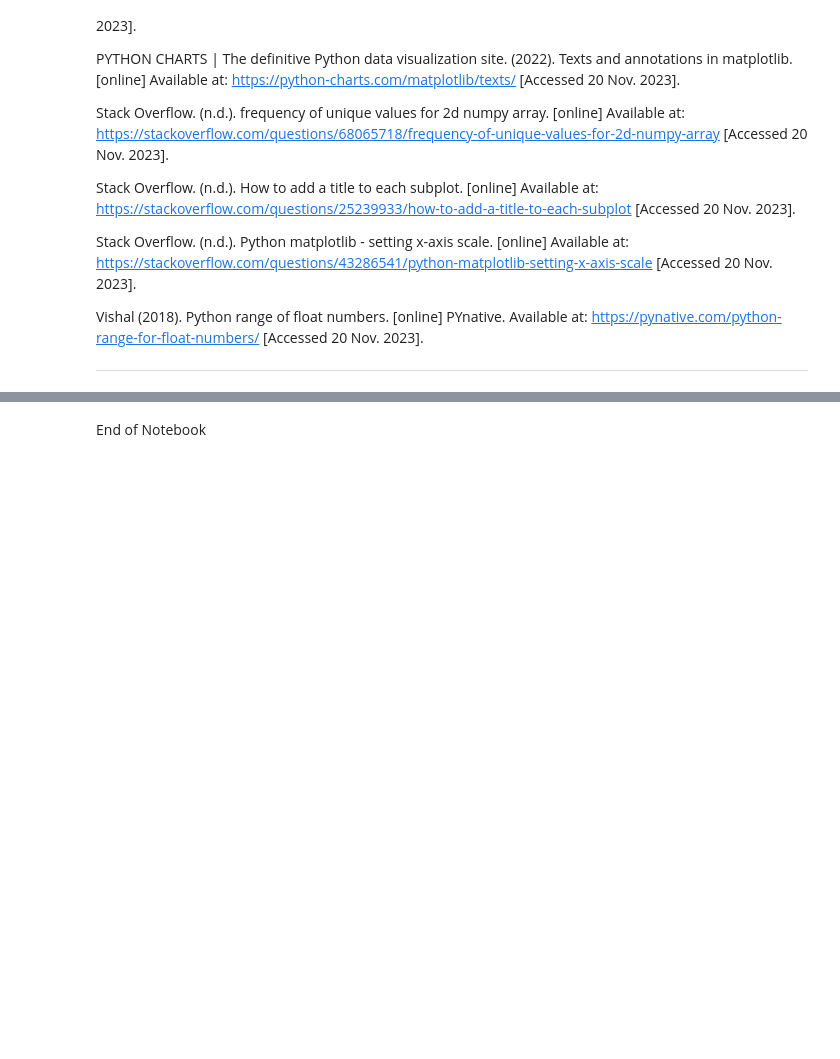
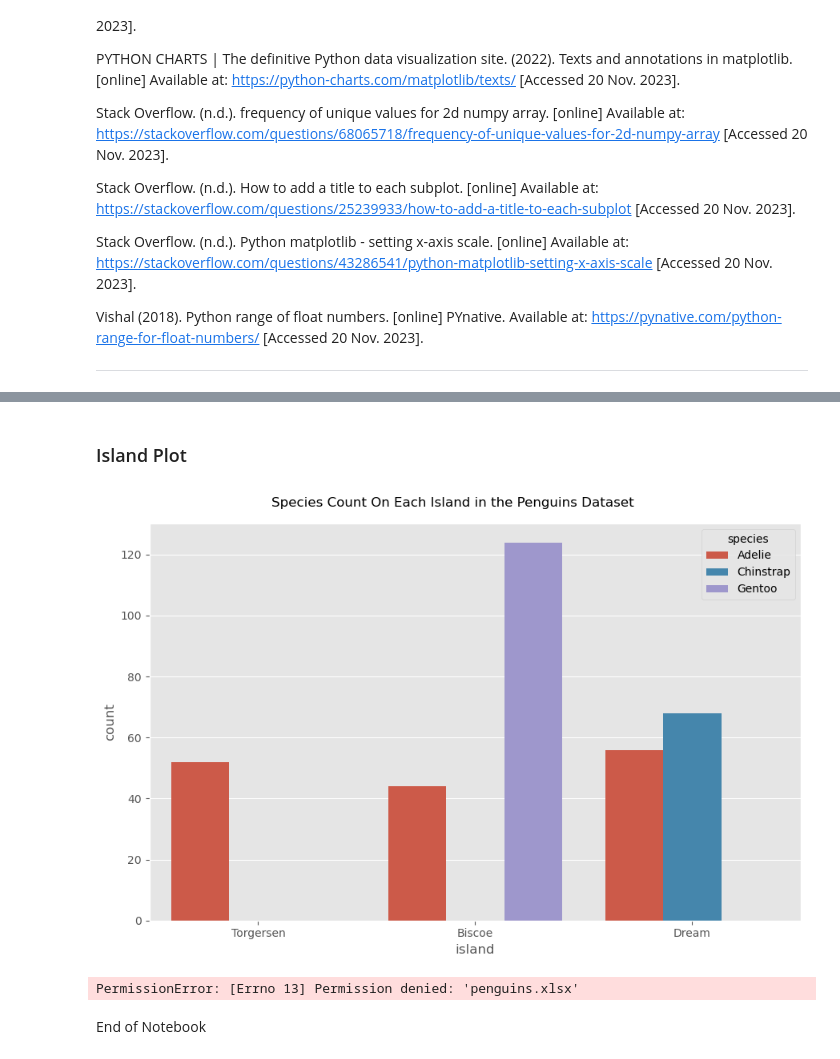
Before and after one commit to humphs078/data_analysis_fundamentals, a Jupyter notebook: tasks.ipynb, the cells around one changed output, grey strips where cells are left out. Cells and saved outputs as stored; diff of their text form; code cells hidden in the pictures; blank space fills up the shorter version.

```diff
--- a/tasks.ipynb
+++ b/tasks.ipynb
@@ -1148,0 +1196,16 @@ Vishal (2018). Python range of float numbers. [online] PYnative. Available at: h
+# %% [markdown]
+### Island Plot <a id="island-plot"></a>
+# %%
+# create an empty plot
+fig, ax = plt.subplots(figsize=(9,6))
+
+# plot the species count per island
+sns.countplot(data=penguins, x='island', hue='species')
+plt.suptitle('Species Count On Each Island in the Penguins Dataset')
+plt.show()
+# %% [output]
+[figure, added]
+# %%
+penguins.to_excel('penguins.xlsx')
+# %% [output]
+PermissionError: [Errno 13] Permission denied: 'penguins.xlsx'
```
Also changed, not shown: parts of 16 cells of this notebook, 1 other file.
